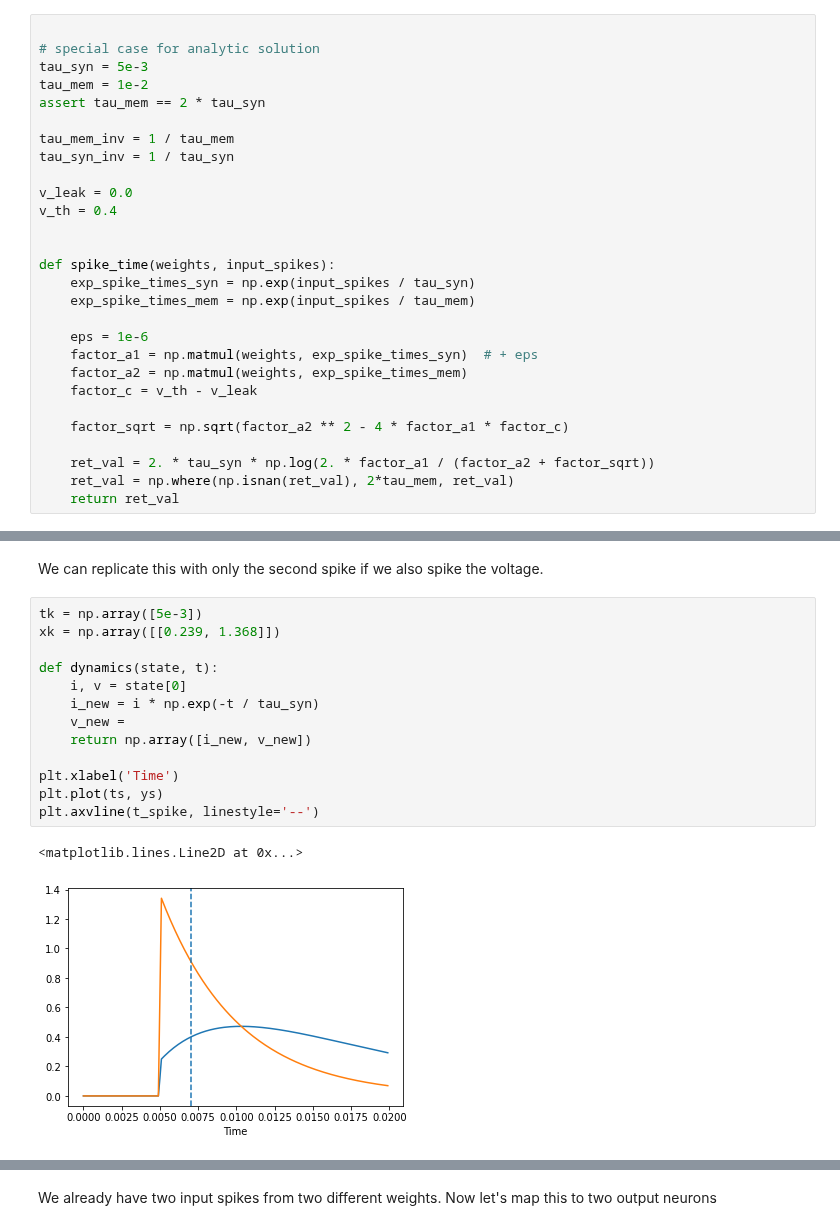
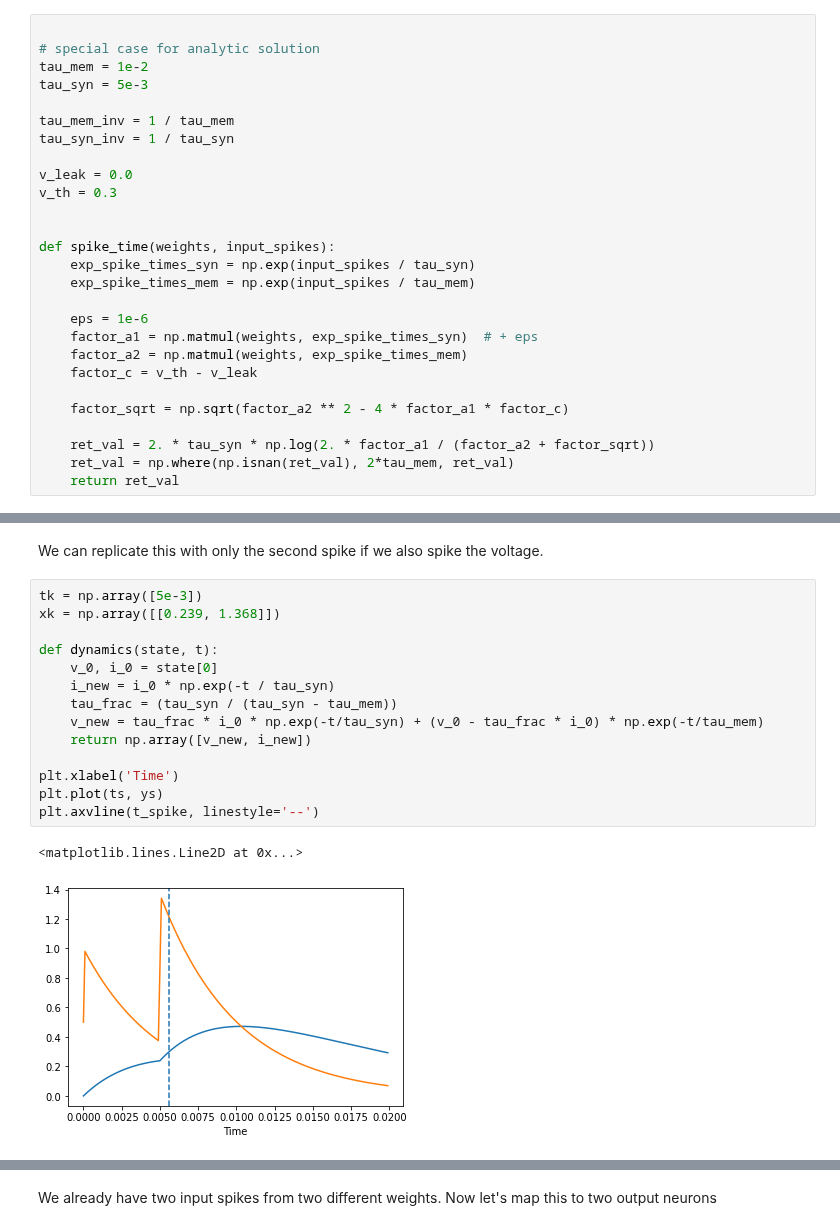
Before and after one commit to electronicvisions/jaxsnn, a Jupyter notebook: jaxsnn/notebooks/ttfs.ipynb, the cells around one changed output, grey strips where cells are left out. Cells and saved outputs as stored; diff of their text form.

```diff
--- a/jaxsnn/notebooks/ttfs.ipynb
+++ b/jaxsnn/notebooks/ttfs.ipynb
@@ -9,15 +10,14 @@ For some special cases, we can find an analytic solution.
 # %%
 
 # special case for analytic solution
+tau_mem = 1e-2
 tau_syn = 5e-3
-tau_mem = 1e-2
-assert tau_mem == 2 * tau_syn
 
 tau_mem_inv = 1 / tau_mem
 tau_syn_inv = 1 / tau_syn
 
 v_leak = 0.0
-v_th = 0.4
+v_th = 0.3
 
 
 def spike_time(weights, input_spikes):
@@ -85,19 +85,20 @@ We can replicate this with only the second spike if we also spike the voltage.
 # %%
 tk = np.array([5e-3])
 xk = np.array([[0.239, 1.368]])
 
 def dynamics(state, t):
-    i, v = state[0]
-    i_new = i * np.exp(-t / tau_syn)
-    v_new =
-    return np.array([i_new, v_new])
+    v_0, i_0 = state[0]
+    i_new = i_0 * np.exp(-t / tau_syn)
+    tau_frac = (tau_syn / (tau_syn - tau_mem))
+    v_new = tau_frac * i_0 * np.exp(-t/tau_syn) + (v_0 - tau_frac * i_0) * np.exp(-t/tau_mem)
+    return np.array([v_new, i_new])
 
 plt.xlabel('Time')
 plt.plot(ts, ys)
 plt.axvline(t_spike, linestyle='--')
 # %% [output]
 <matplotlib.lines.Line2D at 0x...>
-[figure, old version]
+[figure, new version]
 # %%
 # define a loss function and train the neuron
 def loss(weights, input_spikes, target):
```
Also changed, not shown: parts of 11 cells of this notebook, 31 other files.
